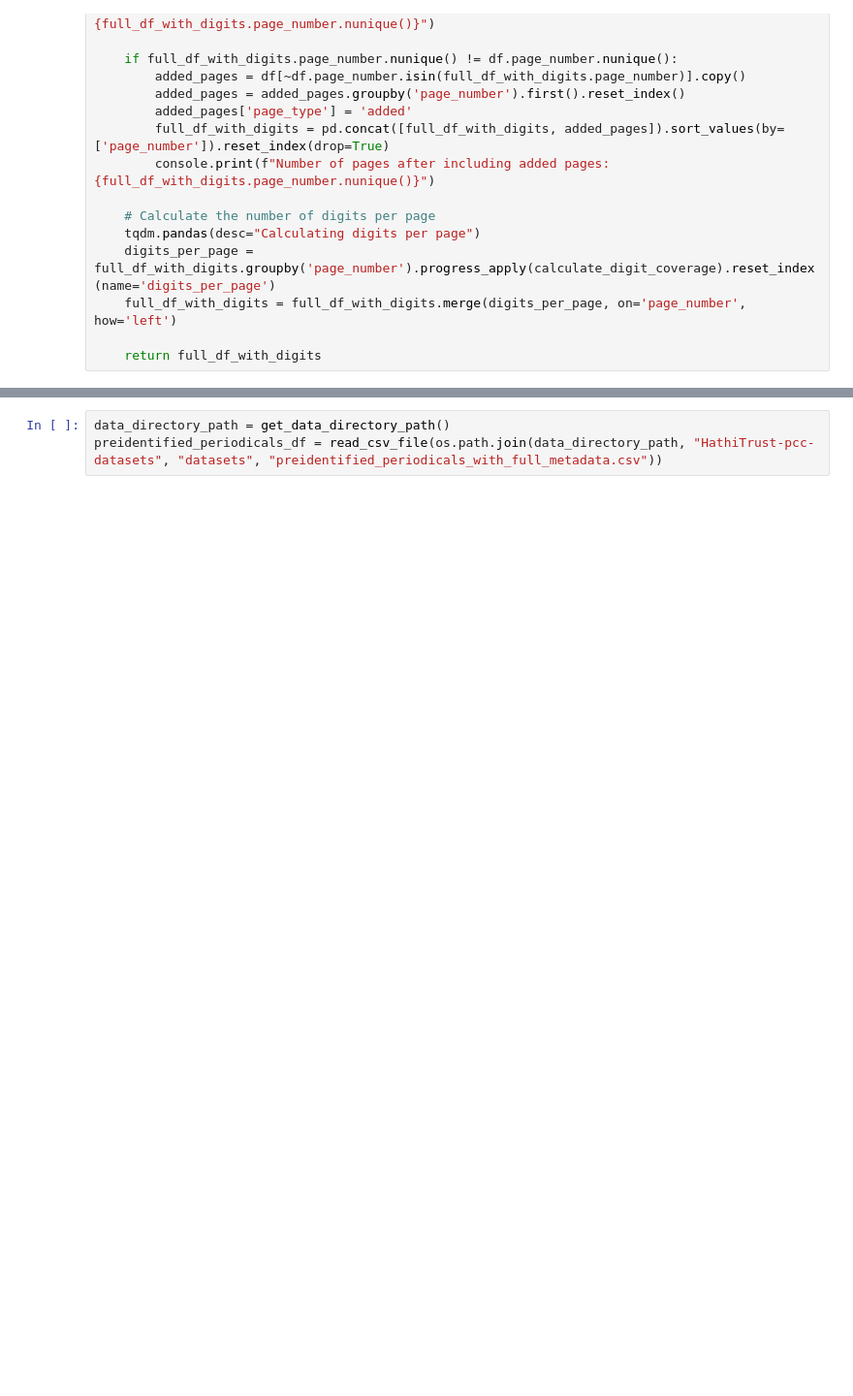
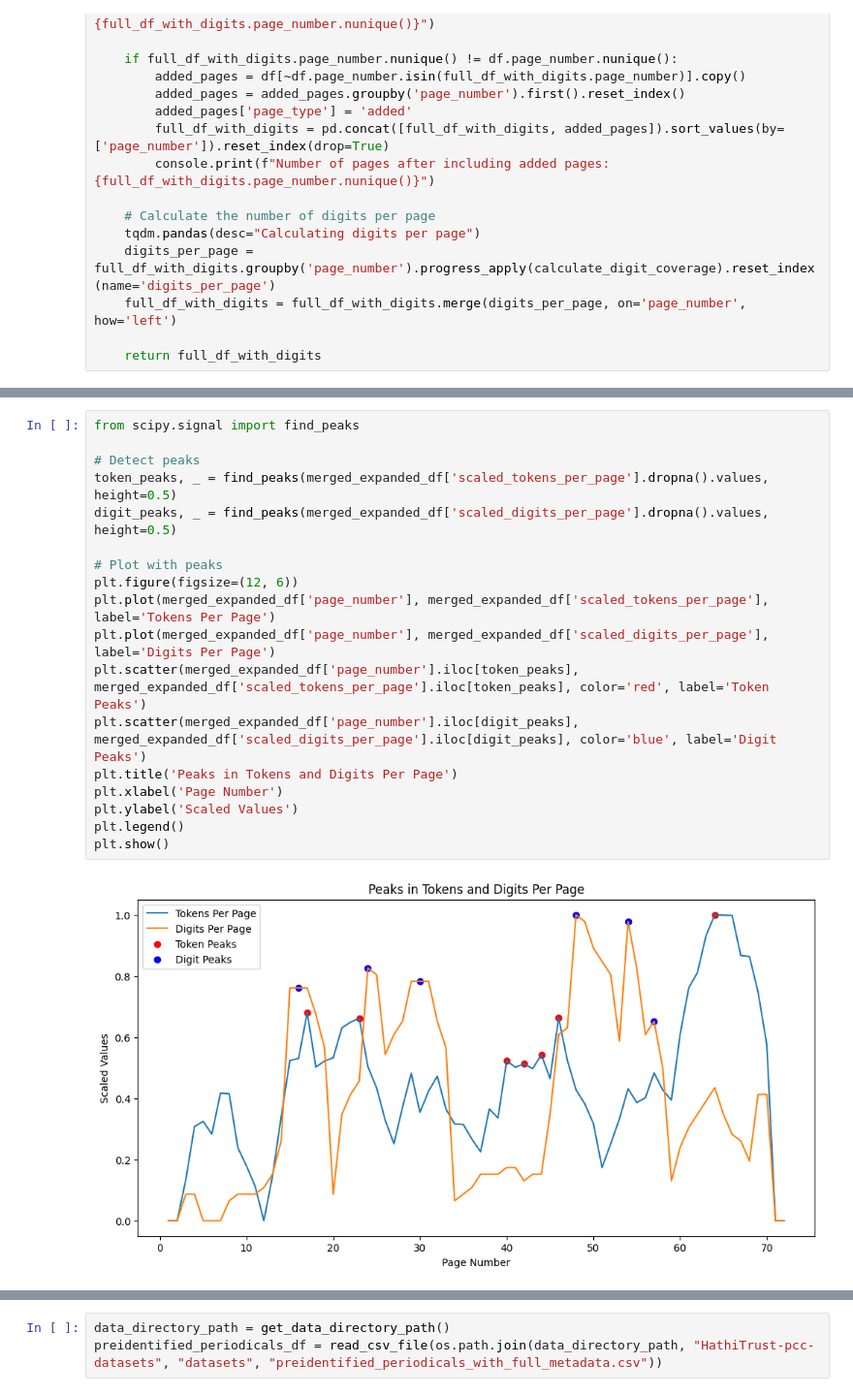
Before and after one commit to Informing-The-Third-World/periodical-wavelet-analysis, a Jupyter notebook: notebooks/TokenFrequencyEDA.ipynb, the cells around one changed output, grey strips where cells are left out. Shown at 97% size. Saved outputs shown, nothing was run; the diff lists cells and outputs as text; blank space fills up the shorter version.

```diff
--- a/notebooks/TokenFrequencyEDA.ipynb
+++ b/notebooks/TokenFrequencyEDA.ipynb
@@ -216,0 +349,20 @@ def calculate_coverage(expanded_df, subset_digits, grouped_df):
+# %%
+from scipy.signal import find_peaks
+
+# Detect peaks
+token_peaks, _ = find_peaks(merged_expanded_df['scaled_tokens_per_page'].dropna().values, height=0.5)
+digit_peaks, _ = find_peaks(merged_expanded_df['scaled_digits_per_page'].dropna().values, height=0.5)
+
+# Plot with peaks
+plt.figure(figsize=(12, 6))
+plt.plot(merged_expanded_df['page_number'], merged_expanded_df['scaled_tokens_per_page'], label='Tokens Per Page')
+plt.plot(merged_expanded_df['page_number'], merged_expanded_df['scaled_digits_per_page'], label='Digits Per Page')
+plt.scatter(merged_expanded_df['page_number'].iloc[token_peaks], merged_expanded_df['scaled_tokens_per_page'].iloc[token_peaks], color='red', label='Token Peaks')
+plt.scatter(merged_expanded_df['page_number'].iloc[digit_peaks], merged_expanded_df['scaled_digits_per_page'].iloc[digit_peaks], color='blue', label='Digit Peaks')
+plt.title('Peaks in Tokens and Digits Per Page')
+plt.xlabel('Page Number')
+plt.ylabel('Scaled Values')
+plt.legend()
+plt.show()
+# %% [output]
+[figure, added]
```
Also changed, not shown: parts of 22 cells of this notebook, 3 other files.
